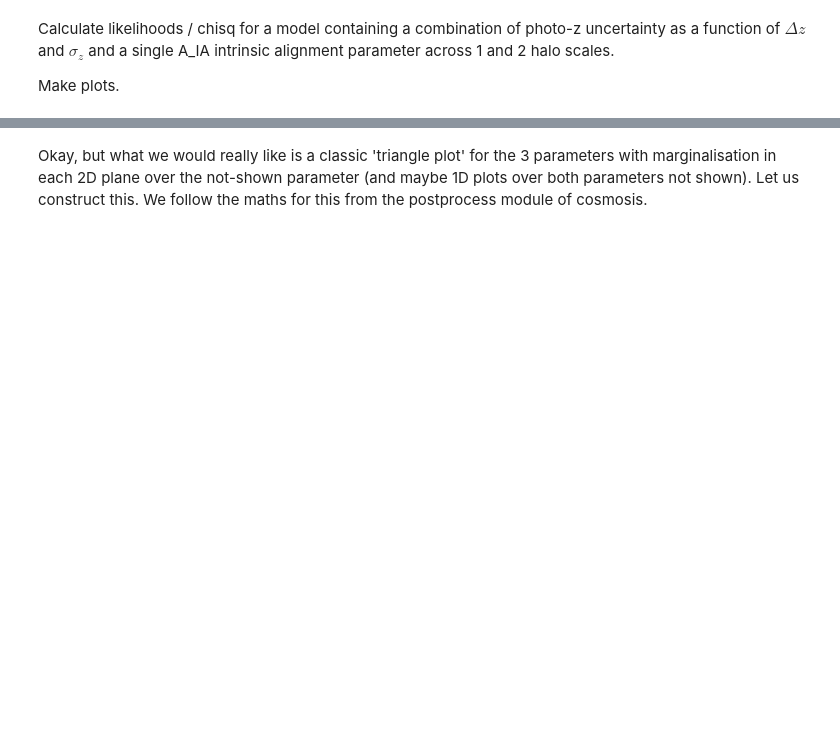
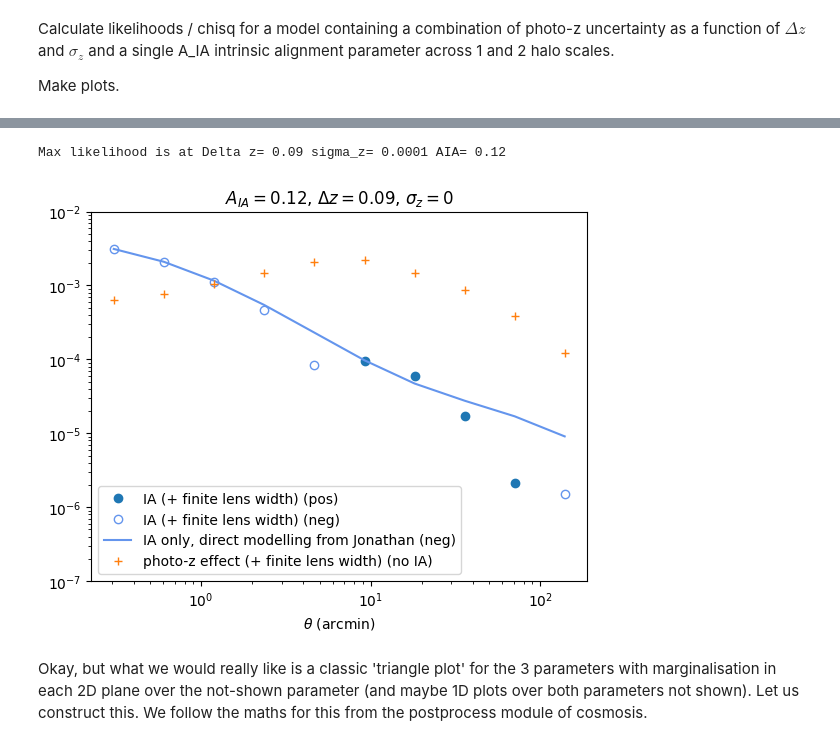
Before and after one commit to c-d-leonard/IA_GGL, a Jupyter notebook: pz_IA_3param.ipynb, the cells around one changed output, grey strips where cells are left out. Cells and saved outputs as stored; diff of their text form; code cells hidden in the pictures; blank space fills up the shorter version.

```diff
--- a/pz_IA_3param.ipynb
+++ b/pz_IA_3param.ipynb
@@ -143,0 +150,15 @@ plt.show()"""
+# %%
+# Print the max likelihood values:
+print('Max likelihood is at Delta z=', delz[ind_best[0][0]], 'sigma_z=', sigz[ind_best[1][0]], 'AIA=', AIA[ind_best[2][0]])
+# %% [output]
+Max likelihood is at Delta z= 0.09 sigma_z= 0.0001 AIA= 0.12
+# %%
+# The lensing contribution will be given by the gamma_IA with these pz parameters and AIA=0.
+# And vice-versa for AIA:
+
+theta_1, AIA_contr_bestfit = np.loadtxt('./txtfiles/photo_z_test/gamma_IA_est_'+endfile+'_sigz=0.0001_delz=0.0_Aia=0.12.txt', unpack=True)
+theta_2, pz_contr_bestfit = np.loadtxt('./txtfiles/photo_z_test/gamma_IA_est_'+endfile+'_sigz=0.0001_delz=0.09_Aia=0.0.txt', unpack=True)
+# %%
+# Jonathan's model contribution:
+theta_3, gam_mod = np.loadtxt('./txtfiles/photo_z_test/mod_IA_nfw_plus_lin.txt', unpack=True)
+AIA_Jon = 0.12*gam_mod
@@ -143,0 +171,18 @@ plt.show()"""
+# %%
+plt.figure()
+plt.loglog(theta_1, AIA_contr_bestfit, 'o', label='IA (+ finite lens width) (pos)')
+plt.loglog(theta_2, -AIA_contr_bestfit, 'o', color='#6495ED', label='IA (+ finite lens width) (neg)', fillstyle='none')
+plt.loglog(theta_3, -AIA_Jon, color='#6495ED', label='IA only, direct modelling from Jonathan (neg)')
+plt.loglog(theta_2, pz_contr_bestfit, '+', label='photo-z effect (+ finite lens width) (no IA)')
+#plt.loglog(theta_4, AIA_Jon+finite_lens_contr, '+',color='m',markersize=16,label='IA model + finite lens width')
+#plt.loglog(theta_4, -1.0*(AIA_Jon+finite_lens_contr),'x',color='m', markersize=16, label='IA model + finite lens width (neg)')
+#plt.loglog(theta_5, gammat_a_lens, 'k', linestyle='--', label='lensing only, A')
+#plt.loglog(theta_6, gammat_b_lens, 'k',linestyle=':', label='lensing only, B')
+plt.ylim(10**(-7), 10**(-2))
+plt.title('$A_{IA}=0.12$, $\Delta z = 0.09$, $\sigma_z=0$')
+plt.xlabel('$\\theta$ (arcmin)')
+plt.legend()
+plt.savefig('./compare_terms.pdf')
+plt.show()
+# %% [output]
+[figure, added]
```
Also changed, not shown: parts of 23 cells of this notebook, 2 other files.
